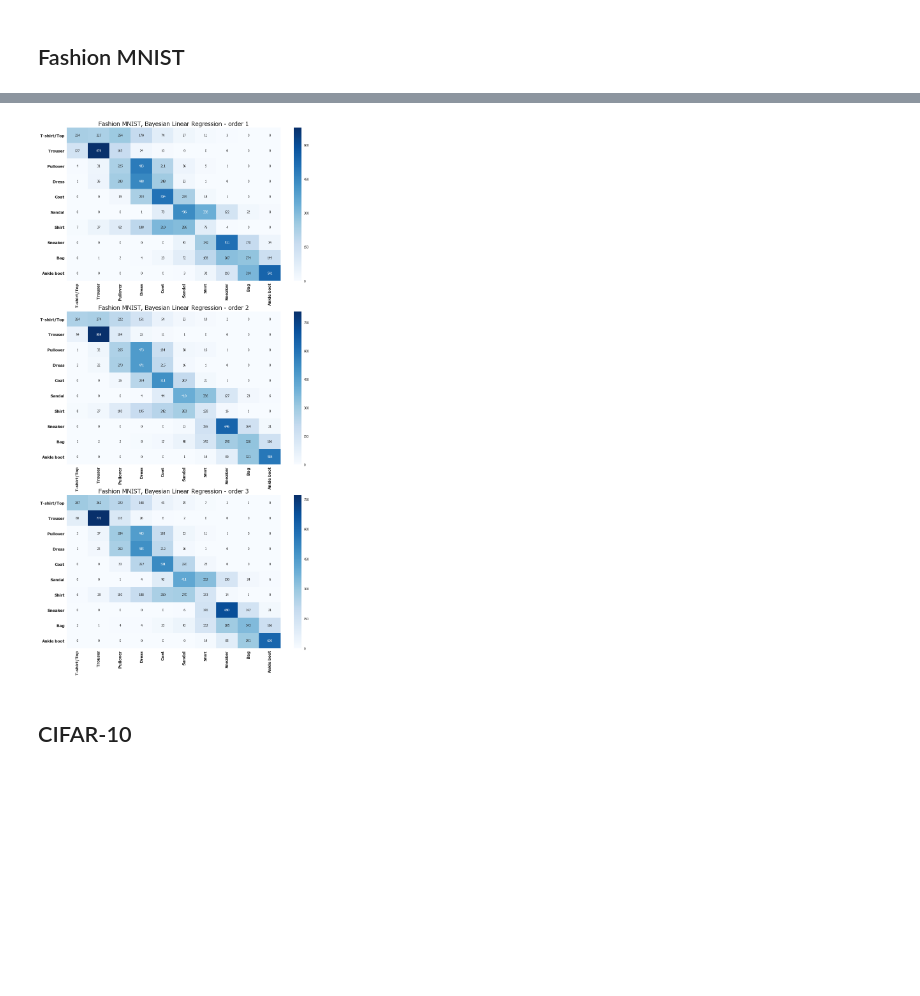
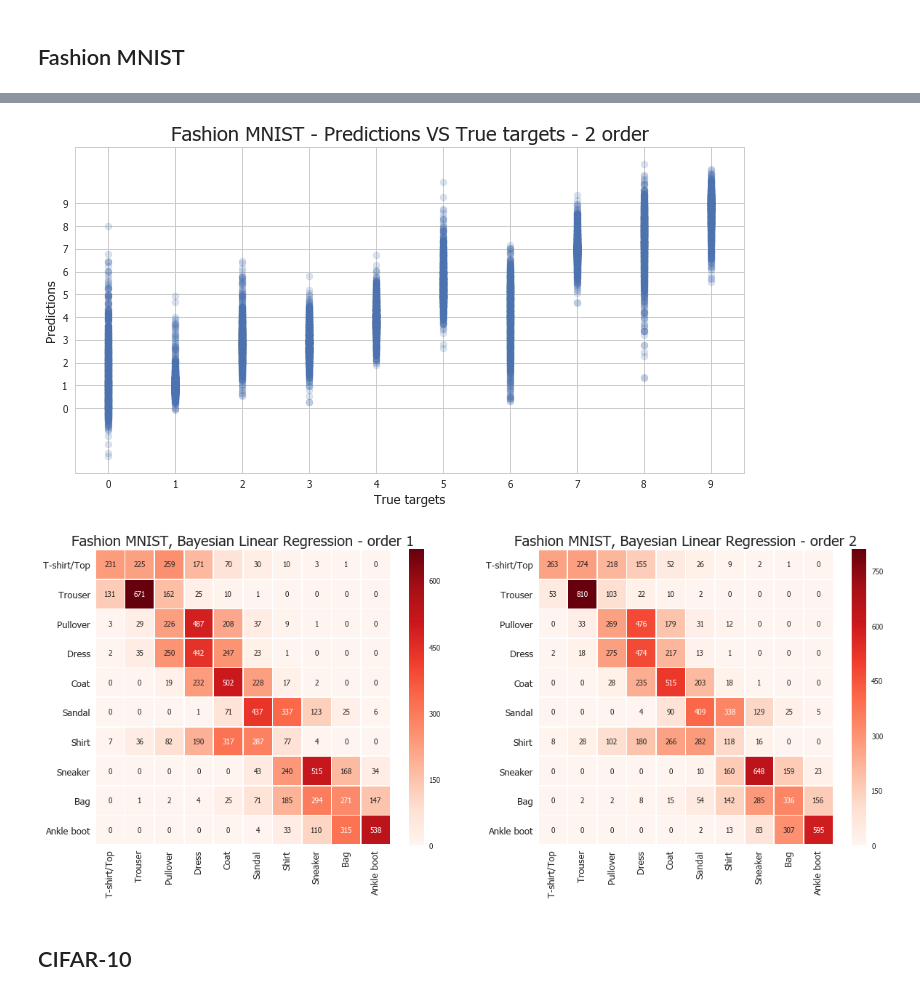
Before and after one commit to sgiammy/ASI-course, a Jupyter notebook: ae2018/ae2018.ipynb, the cells around one changed output, grey strips where cells are left out. Saved outputs shown, nothing was run; the diff lists cells and outputs as text; code cells hidden in the pictures; blank space fills up the shorter version.

```diff
--- a/ae2018/ae2018.ipynb
+++ b/ae2018/ae2018.ipynb
@@ -17,7 +18,7 @@ import seaborn as sns
 import matplotlib.pyplot as plt
 import time
 from sklearn.metrics import confusion_matrix
-sns.set()
+sns.set(style="whitegrid")
 sns.set_color_codes()
 plt.rcParams['font.family'] = 'Tahoma'
 from sklearn.model_selection import train_test_split
@@ -676,20 +617,20 @@ CIFAR-10 - Accuracy Random Classifier: 9.89%
 # %%
+fig, axes = plt.subplots(1, 2)
+fig.set_size_inches(20,15)
+
 # Compute confusion matrix for Fashion MNIST random classifier
-fig, axes = plt.subplots(1, 2)
-fig.set_size_inches(15,6)
-
 cnf_matrix = confusion_matrix(mnist_test[:,0], mnist_random_predictions)
 df_cnf_matrix = pd.DataFrame(data=cnf_matrix)
 axes[0].set_title('Fashion MNIST, Random Classifier Confusion Matrix',fontsize=20)
-ax = sns.heatmap(df_cnf_matrix, annot=True, cmap='Blues',fmt='g', ax=axes[0])
-ax.set_xticklabels(mnist_labels,fontsize=13, weight='bold', rotation=90)
-ax.set_yticklabels(mnist_labels,fontsize=13, weight='bold',rotation=360)
+ax = sns.heatmap(df_cnf_matrix, annot=True, cmap='Reds',fmt='g', ax=axes[0],square=True,linewidths=.7, cbar_kws={"shrink": .5})
+ax.set_xticklabels(mnist_labels,fontsize=13, rotation=90)
+b = ax.set_yticklabels(mnist_labels,fontsize=13,rotation=360)
 
 # Compute confusion matrix for CIFAR-10 random classifier
 cnf_matrix = confusion_matrix(cifar_test[:,0], cifar_random_predictions)
 df_cnf_matrix = pd.DataFrame(data=cnf_matrix)
 axes[1].set_title('CIFAR-10, Random Classifier Confusion Matrix',fontsize=20)
-ax = sns.heatmap(df_cnf_matrix, annot=True, cmap='Blues',fmt='g', ax = axes[1])
-ax.set_xticklabels(class_names,fontsize=13, weight='bold', rotation=90)
-ax.set_yticklabels(class_names,fontsize=13, weight='bold',rotation=360)
+ax = sns.heatmap(df_cnf_matrix, annot=True, cmap='Reds',fmt='g', ax = axes[1],square=True,linewidths=.7, cbar_kws={"shrink": .5})
+ax.set_xticklabels(class_names,fontsize=13, rotation=90)
+b = ax.set_yticklabels(class_names,fontsize=13, rotation=360)
 # %% [output]
@@ -782,0 +738,12 @@ Order: 3 Accuracy: 45.04
+# %%
+K = 3
+predictions = np.zeros(( K-1, len(x_test)))
+discr_predictions = np.zeros(( K-1, len(x_test)))
+variances = np.zeros(( K-1, len(x_test)))
+
+for k in range(1,K):
+    start_time = time.time()
+    mse, predictions[k-1,:],  discr_predictions[k-1,:], variances[k-1,:] = lr_predict(x, t, x_test, t_test, k)
+    elapsed_time = time.time() - start_time
+    print('Order:', k, 'MSE: %.2f' %mse, 'Accuracy:',accuracy(discr_predictions[k-1,:], t_test)*100)
+    print('Elapsed time: %.2f s' %elapsed_time)
@@ -783,15 +759,19 @@ Order: 3 Accuracy: 45.04
+# %%
+scatter_plot_ty(t_test, predictions[1], 'Fashion MNIST - Predictions VS True targets - 2 order')
+# %% [output]
+[figure, added]
 # %%
-fig, axes = plt.subplots(K-1, 1)
-fig.set_size_inches(15,30)
+fig, axes = plt.subplots(1, K-1)
+fig.set_size_inches(20,15)
 
 for k in range(K-1):
-    cnf_matrix = confusion_matrix(t_test, predictions[k])
+    cnf_matrix = confusion_matrix(t_test, discr_predictions[k])
     df_cnf_matrix = pd.DataFrame(data=cnf_matrix)
     axes[k].set_title('Fashion MNIST, Bayesian Linear Regression - order '+str(k+1),fontsize=20)
-    ax = sns.heatmap(df_cnf_matrix, annot=True, cmap='Blues',fmt='g', ax=axes[k])
-    ax.set_xticklabels(mnist_labels,fontsize=13, weight='bold', rotation=90)
-    ax.set_yticklabels(mnist_labels,fontsize=13, weight='bold',rotation=360)
+    ax = sns.heatmap(df_cnf_matrix, annot=True, cmap='Reds',fmt='g', ax=axes[k],square=True,linewidths=.7, cbar_kws={"shrink": .5})
+    ax.set_xticklabels(mnist_labels,fontsize=13,  rotation=90)
+    ax.set_yticklabels(mnist_labels,fontsize=13, rotation=360)
 # %% [output]
-[figure, old version]
+[figure, new version]
 # %% [markdown]
 ## CIFAR-10
```
Also changed, not shown: parts of 69 cells of this notebook.
